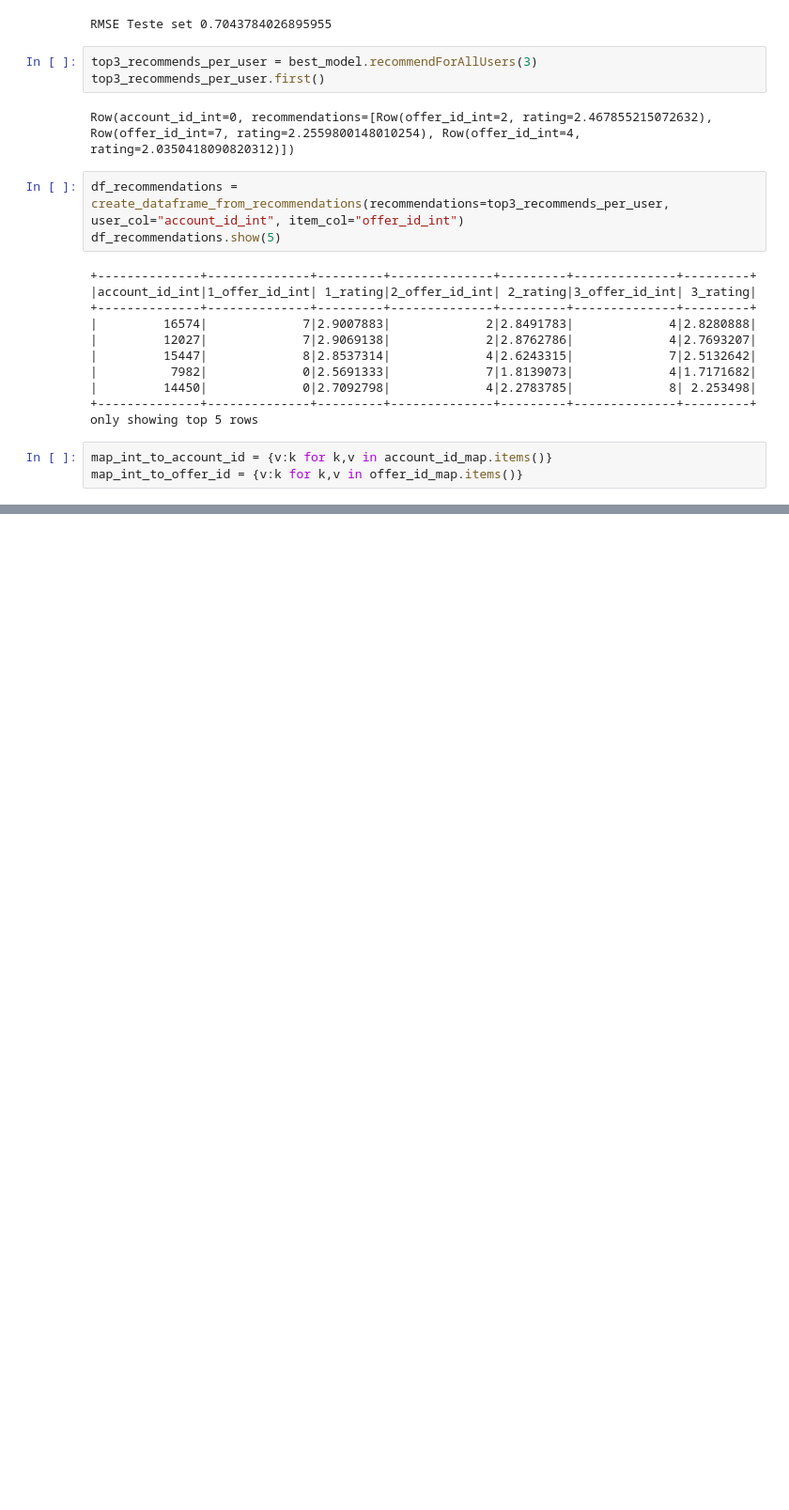
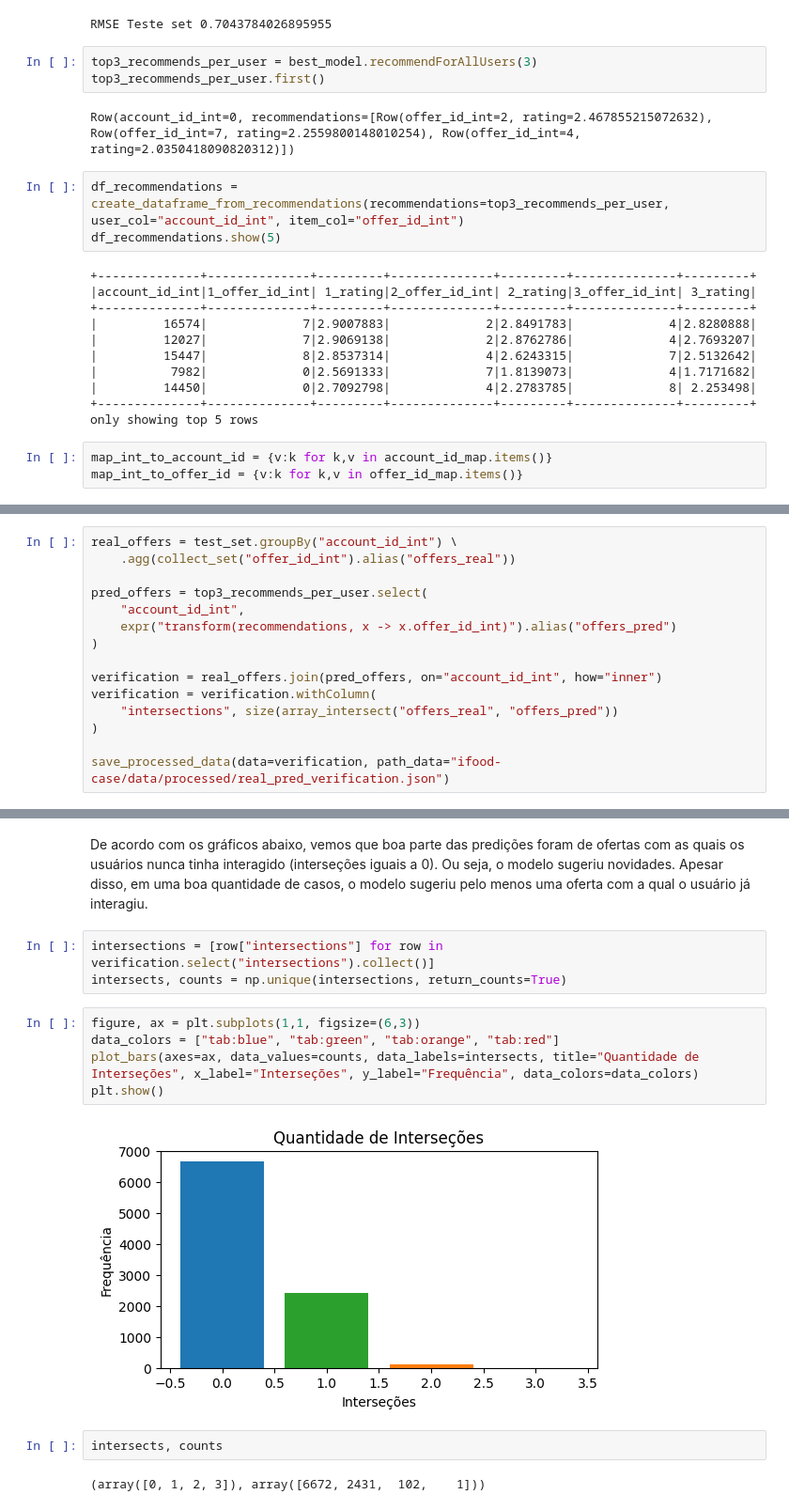
Before and after one commit to Marianna-Pinho/ifood-case, a Jupyter notebook: notebooks/2_modeling.ipynb, the cells around one changed output, grey strips where cells are left out. Shown at 94% size. Cells and saved outputs as stored; diff of their text form; blank space fills up the shorter version.

```diff
--- a/notebooks/2_modeling.ipynb
+++ b/notebooks/2_modeling.ipynb
@@ -367,0 +354,15 @@ save_processed_data(data=df_recommendations, path_data="ifood-case/data/processe
+# %%
+real_offers = test_set.groupBy("account_id_int") \
+    .agg(collect_set("offer_id_int").alias("offers_real"))
+
+pred_offers = top3_recommends_per_user.select(
+    "account_id_int",
+    expr("transform(recommendations, x -> x.offer_id_int)").alias("offers_pred")
+)
+
+verification = real_offers.join(pred_offers, on="account_id_int", how="inner")
+verification = verification.withColumn(
+    "intersections", size(array_intersect("offers_real", "offers_pred"))
+)
+
+save_processed_data(data=verification, path_data="ifood-case/data/processed/real_pred_verification.json")
@@ -367,0 +382,16 @@ save_processed_data(data=df_recommendations, path_data="ifood-case/data/processe
+# %% [markdown]
+De acordo com os gráficos abaixo, vemos que boa parte das predições foram de ofertas com as quais os usuários nunca tinha interagido (interseções iguais a 0). Ou seja, o modelo sugeriu novidades. Apesar disso, em uma boa quantidade de casos, o modelo sugeriu pelo menos uma oferta com a qual o usuário já interagiu.
+# %%
+intersections = [row["intersections"] for row in verification.select("intersections").collect()]
+intersects, counts = np.unique(intersections, return_counts=True)
+# %%
+figure, ax = plt.subplots(1,1, figsize=(6,3))
+data_colors = ["tab:blue", "tab:green", "tab:orange", "tab:red"]
+plot_bars(axes=ax, data_values=counts, data_labels=intersects, title="Quantidade de Interseções", x_label="Interseções", y_label="Frequência", data_colors=data_colors)
+plt.show()
+# %% [output]
+[figure, added]
+# %%
+intersects, counts
+# %% [output]
+(array([0, 1, 2, 3]), array([6672, 2431,  102,    1]))
```
Also changed, not shown: parts of 12 cells of this notebook, 1 other file.
